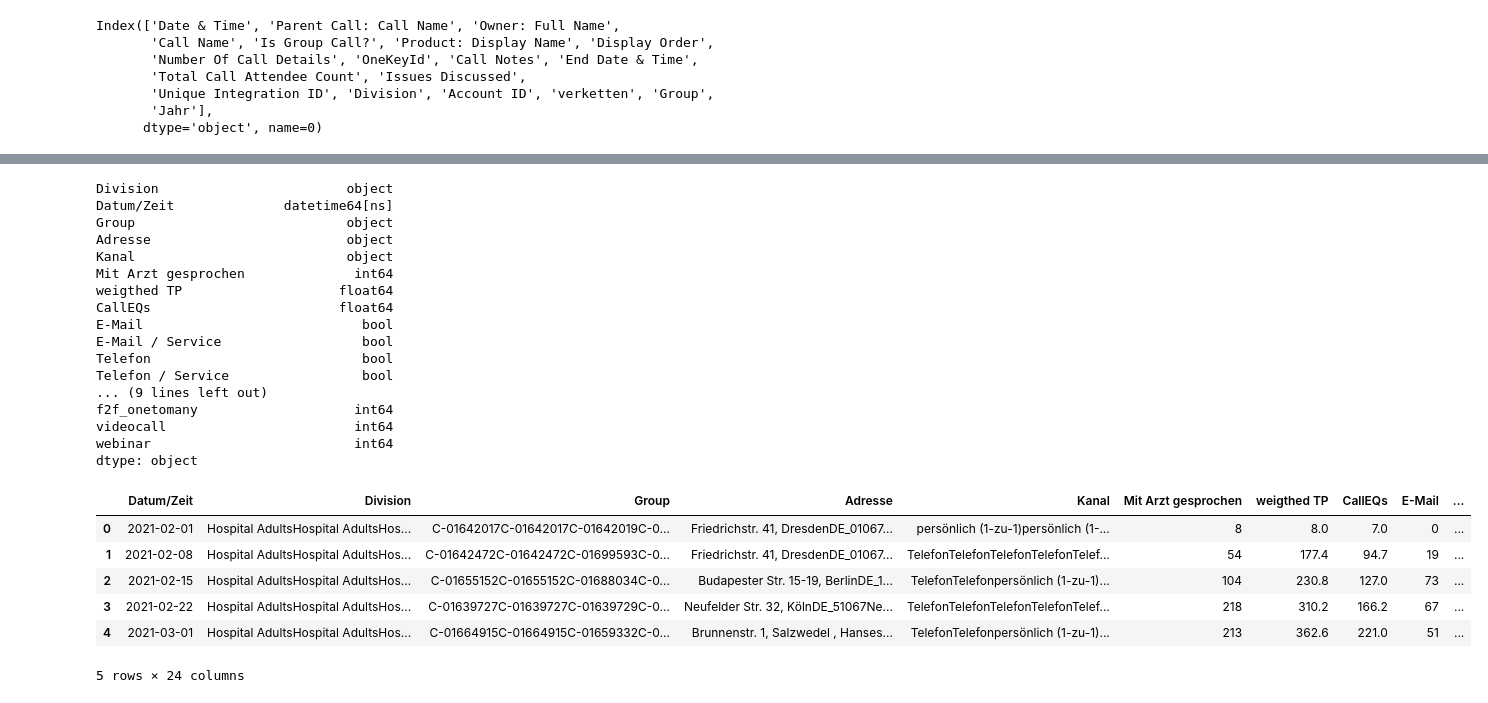
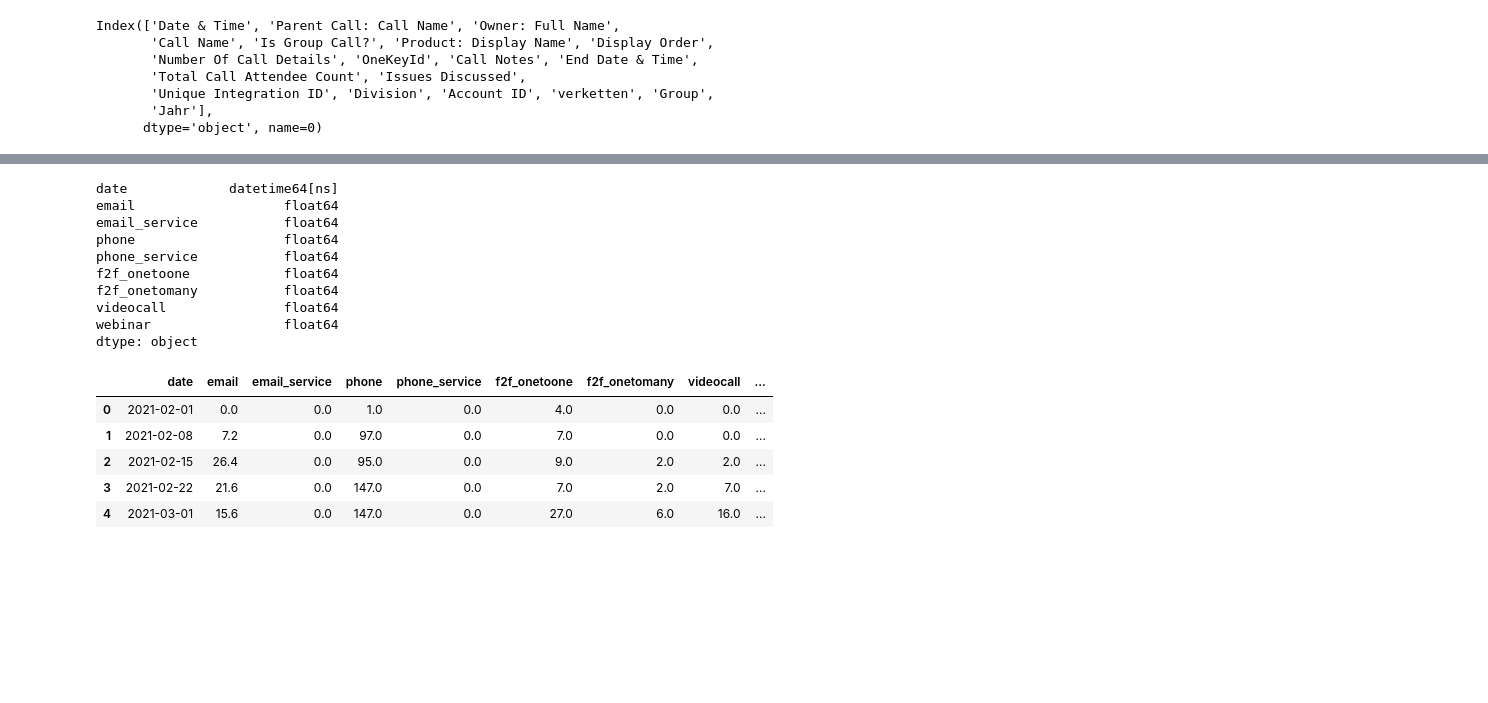
Before and after one commit to cdonosoc/MMM_Fortimel, a Jupyter notebook: oce_table.ipynb, the cells around one changed output, grey strips where cells are left out. Saved outputs shown, nothing was run; the diff lists cells and outputs as text; code cells hidden in the pictures; blank space fills up the shorter version.

Commit message:
oce table new business logic

```diff
--- a/oce_table.ipynb
+++ b/oce_table.ipynb
@@ -105,48 +124,46 @@ df_dummies.head()
-# %%
-# Create final channels, when communication to HCP has been established
-
-df_dummies['email'] = df_dummies.apply(lambda row: 1 if row['E-Mail'] and row['Mit Arzt gesprochen'] == 1 else 0, axis=1)
-
-#result = df_dummies[df_dummies['email'] == 1]
-#print(result)*/
-
-df_dummies['email_service'] = df_dummies.apply(lambda row: 1 if row['E-Mail / Service'] and row['Mit Arzt gesprochen'] == 1 else 0, axis=1)
-df_dummies['phone'] = df_dummies.apply(lambda row: 1 if row['Telefon'] and row['Mit Arzt gesprochen'] == 1 else 0, axis=1)
-df_dummies['phone_service'] = df_dummies.apply(lambda row: 1 if row['Telefon / Service'] and row['Mit Arzt gesprochen'] == 1 else 0, axis=1)
-df_dummies['f2f_onetoone'] = df_dummies.apply(lambda row: 1 if row['persönlich (1-zu-1)'] and row['Mit Arzt gesprochen'] == 1 else 0, axis=1)
-df_dummies['f2f_onetomany'] = df_dummies.apply(lambda row: 1 if row['persönlich ( 1-zu-x)'] and row['Mit Arzt gesprochen'] == 1 else 0, axis=1)
-df_dummies['videocall'] = df_dummies.apply(lambda row: 1 if row['WebEx'] and row['Mit Arzt gesprochen'] == 1 else 0, axis=1)
-df_dummies['webinar'] = df_dummies.apply(lambda row: 1 if row['Webinar'] and row['Mit Arzt gesprochen'] == 1 else 0, axis=1)
+# %%
+# Create final channels, when communication to HCP has been established
+
+df_dummies.loc[df_dummies['E-Mail'], 'email'] = df['weigthed TP']
+df_dummies.loc[df_dummies['E-Mail / Service'], 'email_service'] = df['weigthed TP']
+df_dummies.loc[df_dummies['Telefon'], 'phone'] = df['weigthed TP']
+df_dummies.loc[df_dummies['Telefon / Service'], 'phone_service'] = df['weigthed TP']
+df_dummies.loc[df_dummies['persönlich (1-zu-1)'], 'f2f_onetoone'] = df['weigthed TP']
+df_dummies.loc[df_dummies['persönlich ( 1-zu-x)'], 'f2f_onetomany'] = df['weigthed TP']
+df_dummies.loc[df_dummies['WebEx'], 'videocall'] = df['weigthed TP']
+df_dummies.loc[df_dummies['Webinar'], 'webinar'] = df['weigthed TP']
+
+#result = df_dummies[df_dummies['email'] == 1]
+#print(result)*/
+# %%
+# Fill nan with 0 and drop columns
+
+df_fillednan = df_dummies.fillna(0)
+
+df_fillednan.rename(columns={'Datum/Zeit': 'date'}, inplace=True)
+df_red = df_fillednan[['date','email','email_service','phone','phone_service','f2f_onetoone','f2f_onetomany','videocall','webinar']]
 # %%
-df_dummies.dtypes
+df_red.dtypes
 # %% [output]
-Division                        object
-Datum/Zeit              datetime64[ns]
-Group                           object
-Adresse                         object
-Kanal                           object
-Mit Arzt gesprochen              int64
-weigthed TP                    float64
-CallEQs                        float64
-E-Mail                            bool
-E-Mail / Service                  bool
-Telefon                           bool
-Telefon / Service                 bool
-... (9 lines left out)
-f2f_onetomany                    int64
-videocall                        int64
-webinar                          int64
+date             datetime64[ns]
+email                   float64
+email_service           float64
+phone                   float64
+phone_service           float64
+f2f_onetoone            float64
+f2f_onetomany           float64
+videocall               float64
+webinar                 float64
 dtype: object
 # %%
 # Group table by weeks and sum channel activities
 
-df_weekly = df_dummies.groupby(pd.Grouper(key='Datum/Zeit', freq='W-MON')).sum().reset_index()
+df_weekly = df_red.groupby(pd.Grouper(key='date', freq='W-MON')).sum().reset_index()
 df_weekly.head()
 # %% [output]
-|  | Datum/Zeit | Division | Group | Adresse | Kanal | Mit Arzt gesprochen | weigthed TP | CallEQs | E-Mail | ... |
-| 0 | 2021-02-01 | Hospital AdultsHospital AdultsHos... | C-01642017C-01642017C-01642019C-0... | Friedrichstr. 41, DresdenDE_01067... | persönlich (1-zu-1)persönlich (1-... | 8 | 8.0 | 7.0 | 0 | ... |
-| 1 | 2021-02-08 | Hospital AdultsHospital AdultsHos... | C-01642472C-01642472C-01699593C-0... | Friedrichstr. 41, DresdenDE_01067... | TelefonTelefonTelefonTelefonTelef... | 54 | 177.4 | 94.7 | 19 | ... |
-| 2 | 2021-02-15 | Hospital AdultsHospital AdultsHos... | C-01655152C-01655152C-01688034C-0... | Budapester Str. 15-19, BerlinDE_1... | TelefonTelefonpersönlich (1-zu-1)... | 104 | 230.8 | 127.0 | 73 | ... |
-| 3 | 2021-02-22 | Hospital AdultsHospital AdultsHos... | C-01639727C-01639727C-01639729C-0... | Neufelder Str. 32, KölnDE_51067Ne... | TelefonTelefonTelefonTelefonTelef... | 218 | 310.2 | 166.2 | 67 | ... |
-| 4 | 2021-03-01 | Hospital AdultsHospital AdultsHos... | C-01664915C-01664915C-01659332C-0... | Brunnenstr. 1, Salzwedel , Hanses... | TelefonTelefonpersönlich (1-zu-1)... | 213 | 362.6 | 221.0 | 51 | ... |
+|  | date | email | email_service | phone | phone_service | f2f_onetoone | f2f_onetomany | videocall | ... |
+| 0 | 2021-02-01 | 0.0 | 0.0 | 1.0 | 0.0 | 4.0 | 0.0 | 0.0 | ... |
+| 1 | 2021-02-08 | 7.2 | 0.0 | 97.0 | 0.0 | 7.0 | 0.0 | 0.0 | ... |
+| 2 | 2021-02-15 | 26.4 | 0.0 | 95.0 | 0.0 | 9.0 | 2.0 | 2.0 | ... |
+| 3 | 2021-02-22 | 21.6 | 0.0 | 147.0 | 0.0 | 7.0 | 2.0 | 7.0 | ... |
+| 4 | 2021-03-01 | 15.6 | 0.0 | 147.0 | 0.0 | 27.0 | 6.0 | 16.0 | ... |
-5 rows × 24 columns
```
Also changed, not shown: parts of 11 cells of this notebook.
